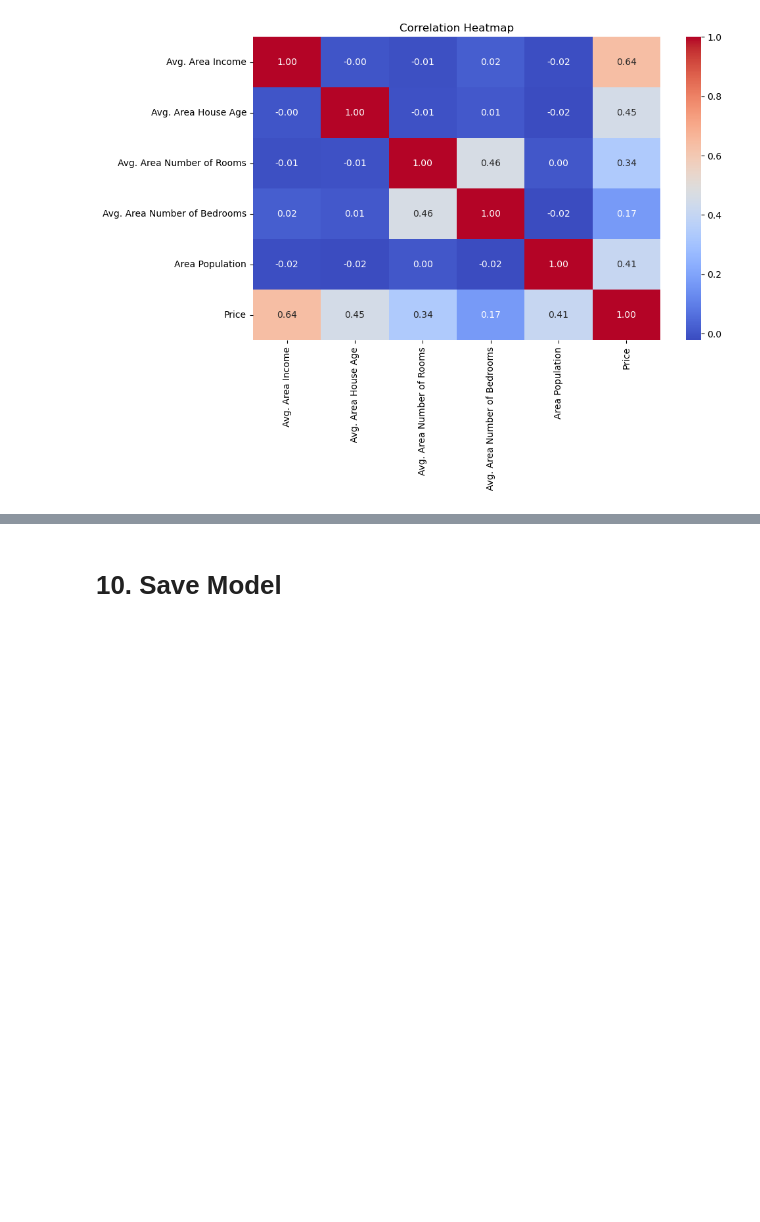
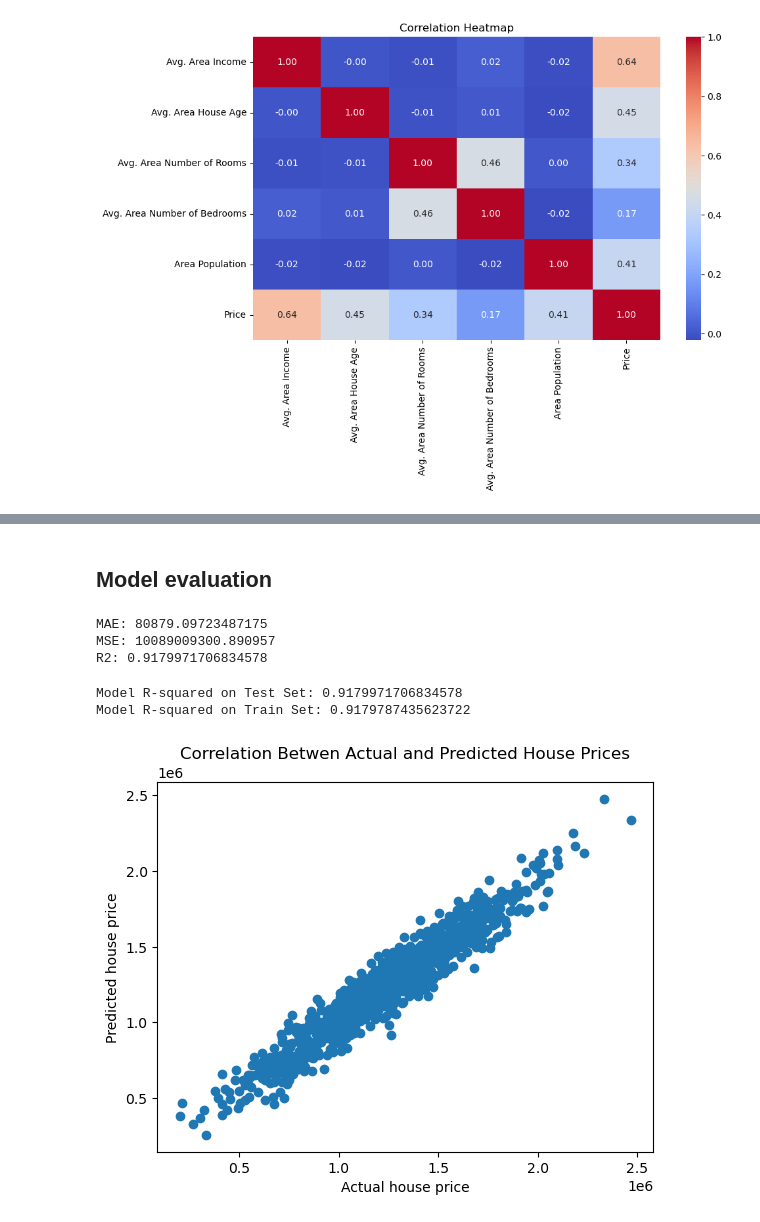
Before and after one commit to Chauhanekta21/usa-house-price-prediction, a Jupyter notebook: jupyter_notebook/usa_housing_price prediction.ipynb, the cells around one changed output, grey strips where cells are left out. Cells and saved outputs as stored; diff of their text form; code cells hidden in the pictures; blank space fills up the shorter version.

Commit message:
Train linear regression model and generate predictions

```diff
--- a/jupyter_notebook/usa_housing_price prediction.ipynb
+++ b/jupyter_notebook/usa_housing_price prediction.ipynb
@@ -149 +142,4 @@ plt.show()
+# %%
+X = df.drop(columns=["Price", "Address"])
+Y = df["Price"]
 # %% [markdown]
@@ -161 +147,4 @@ We use Ridge Regression just like industry practice.
+# %%
+from sklearn.model_selection import train_test_split
+X_train, X_test, Y_train, Y_test = train_test_split(X, Y, test_size=0.2, random_state=42)
 # %% [markdown]
@@ -162,0 +152,4 @@ We use Ridge Regression just like industry practice.
+# %%
+from sklearn.linear_model import LinearRegression
+model = LinearRegression()
+model.fit(X_train, Y_train)
@@ -163,2 +162,23 @@ We use Ridge Regression just like industry practice.
 # %% [markdown]
-# 10. Save Model
+## Model evaluation
+# %%
+from sklearn.metrics import mean_absolute_error, mean_squared_error, r2_score
+print("MAE:", mean_absolute_error(Y_test, Y_test_pred))
+print("MSE:", mean_squared_error(Y_test, Y_test_pred))
+print("R2:", r2_score(Y_test, Y_test_pred))
+# %% [output]
+MAE: 80879.09723487175
+MSE: 10089009300.890957
+R2: 0.9179971706834578
+# %%
+#evaluating the model - overfit, underfit, or good fit?
+Y_test_prediction = model.predict(X_test)
+Y_train_prediction = model.predict(X_train)
+test_r2 = r2_score(Y_test, Y_test_prediction)
+train_r2 = r2_score(Y_train, Y_train_prediction)
+
+print("Model R-squared on Test Set:", test_r2)
+print("Model R-squared on Train Set:", train_r2)
+# %% [output]
+Model R-squared on Test Set: 0.9179971706834578
+Model R-squared on Train Set: 0.9179787435623722
@@ -164,0 +191,8 @@ We use Ridge Regression just like industry practice.
+# %%
+plt.scatter(Y_test, Y_test_prediction)
+plt.title("Correlation Betwen Actual and Predicted House Prices")
+plt.xlabel("Actual house price")
+plt.ylabel("Predicted house price")
+plt.show()
+# %% [output]
+[figure, added]
```
Also changed, not shown: parts of 26 cells of this notebook.
